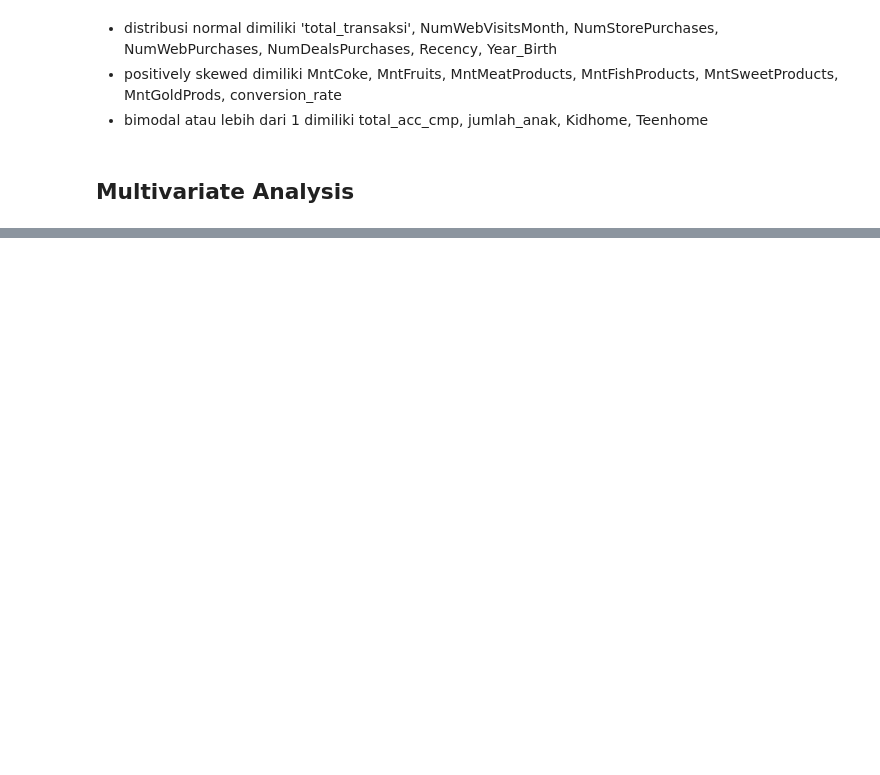
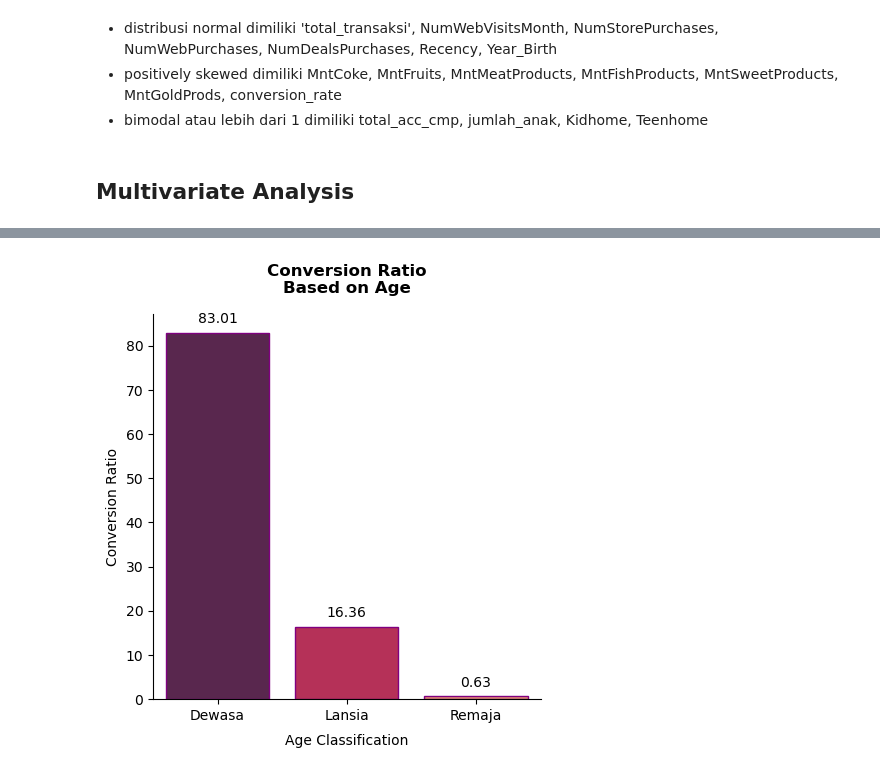
Before and after one commit to ariniamsr/Predict-Customer-Personality-to-Boost-Marketing-Campaign-by-Using-Machine-Learning, a Jupyter notebook: mipro3.ipynb, the cells around one changed output, grey strips where cells are left out. Saved outputs shown, nothing was run; the diff lists cells and outputs as text; code cells hidden in the pictures; blank space fills up the shorter version.

```diff
--- a/mipro3.ipynb
+++ b/mipro3.ipynb
@@ -321,0 +302,11 @@ Berdasarkan gambar diats, tidak ada hubungan yang signifikan antara umur custome
+# %%
+fig, ax = plt.subplots(figsize=(5, 5))
+plt.title("Conversion Ratio\nBased on Age", fontsize=12, color='black', weight='bold', pad = 15)
+sns.barplot(data = agg_age, x = 'grup_umur', y = 'percentage', palette = 'rocket', edgecolor = 'purple')
+plt.xlabel('Age Classification', labelpad = 8)
+plt.bar_label(ax.containers[0], padding=5)
+plt.ylabel('Conversion Ratio')
+
+sns.despine()
+# %% [output]
+[figure, added]
```
Also changed, not shown: parts of 33 cells of this notebook.
